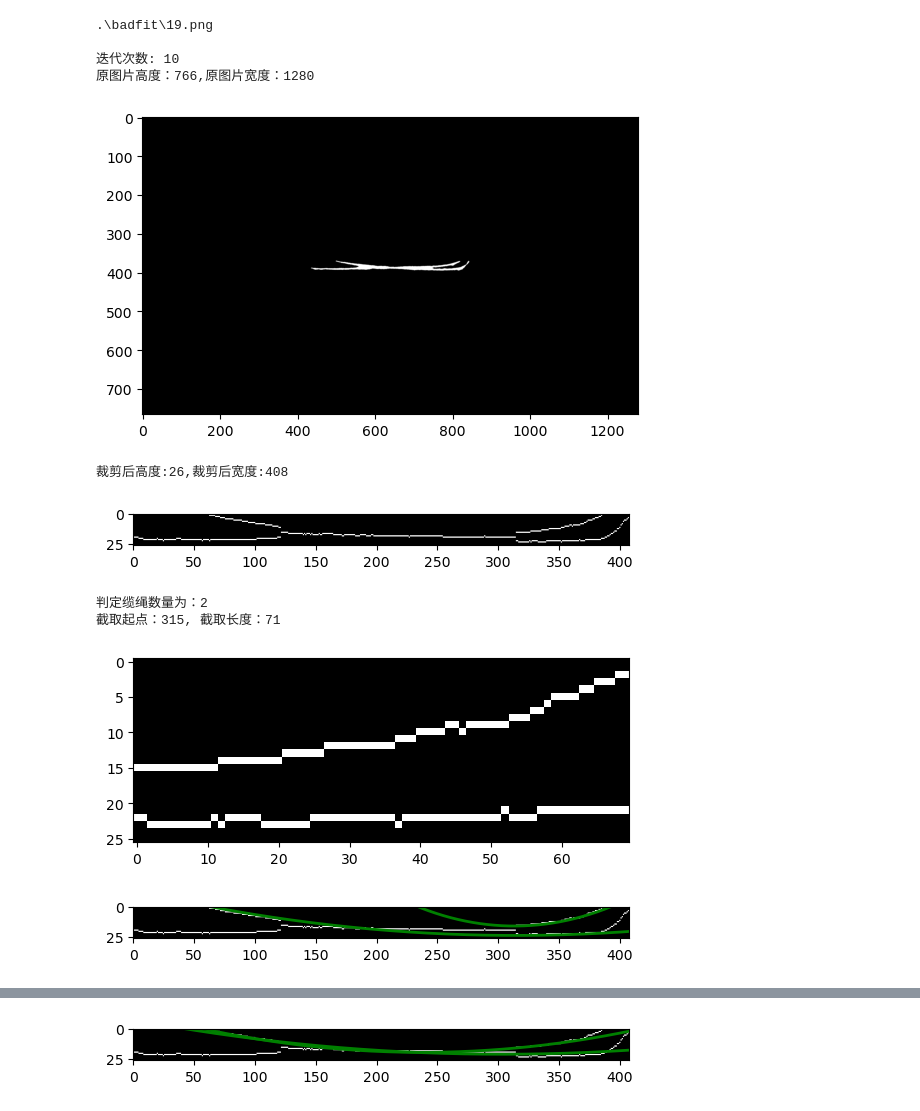
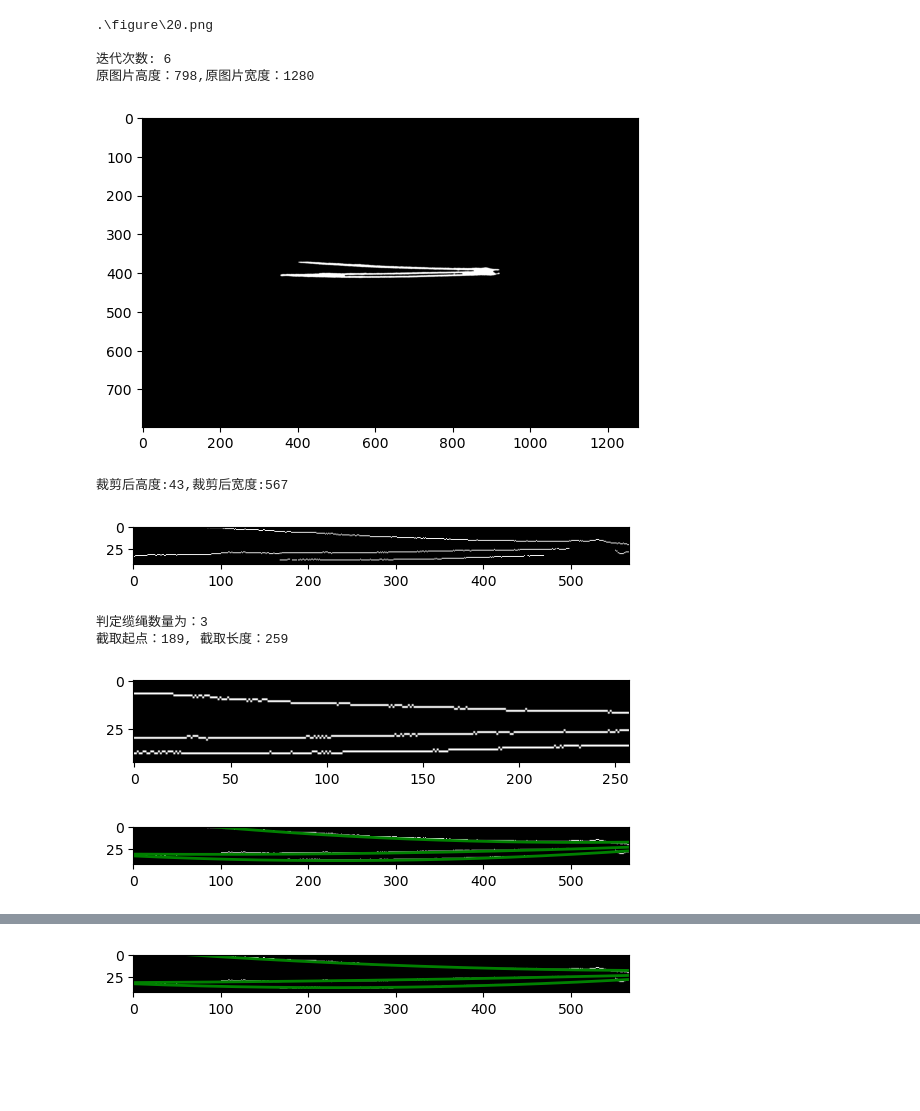
Before and after one commit to boygoder/code, a Jupyter notebook: Python/Catenary/Catenary.ipynb, the cells around one changed output, grey strips where cells are left out. Saved outputs shown, nothing was run; the diff lists cells and outputs as text; code cells hidden in the pictures; blank space fills up the shorter version.

```diff
--- a/Python/Catenary/Catenary.ipynb
+++ b/Python/Catenary/Catenary.ipynb
@@ -231,17 +231,20 @@ def iterate_fit(Image,sample_points_origin,parameter_origin,iterate_time):
 
                     #寻找离这个点最近的曲线，距离小于12的点，均视为该曲线的样本点
                     min_distance = np.min(y_distance);
-                    while (min_distance <= 8):
+                    if (min_distance < 12):
                         curve_id = np.where(y_distance == min_distance);
-                        y_old = sample_points_new[x,1,curve_id];
-                        if (y_old != 0):
-                            old_distance = np.abs(y_fit - y_old);
-                            if (old_distance > min_distance):
-                                sample_points_new[x,1,curve_id] = y;
-                        else:
-                            sample_points_new[x,1,curve_id] = y;
-                        y_distance[curve_id] = 100;
-                        min_distance = np.min(y_distance);
+                        sample_points_new[x,1,curve_id] = y;
+                    # while (min_distance <= 12):
+                    #     curve_id = np.where(y_distance == min_distance);
+                    #     y_old = sample_points_new[x,1,curve_id];
+                    #     if (y_old != 0):
+                    #         old_distance = np.abs(y_old - y);
+                    #         if (old_distance > min_distance ):
+                    #             sample_points_new[x,1,curve_id] = y;
+                    #     else:
+                    #         sample_points_new[x,1,curve_id] = y;
+                    #     y_distance[curve_id] = 100;
+                    #     min_distance = np.min(y_distance);
 
         parameter_new = np.zeros((num_curve,3));
         for id in range(0, num_curve):
@@ -343,25 +346,25 @@ def catenary_fit(file_path,file_name,file_ext,iterate_time):
     radian = calculate_radian(parameter,sample_points,file_path,file_name);
     save_png(Image,parameter,file_path,file_name);
 # %%
-file_path = ".\\badfit\\"
-file_name = [str(f) for f in range(19,20)];
+file_path = ".\\figure\\"
+file_name = [str(f) for f in range(20,21)];
 file_ext = ".png";
-iterate_time = 10;
+iterate_time = 6;
 for f in file_name:
     print(file_path + f + file_ext + "\n");
     print("迭代次数: %d" %(iterate_time));
     catenary_fit(file_path,f,file_ext,iterate_time);
 # %% [output]
-.\badfit\19.png
+.\figure\20.png
 
-迭代次数: 10
-原图片高度：766,原图片宽度：1280
+迭代次数: 6
+原图片高度：798,原图片宽度：1280
-[figure, old version]
+[figure, new version]
-裁剪后高度:26,裁剪后宽度:408
+裁剪后高度:43,裁剪后宽度:567
-[figure, old version]
+[figure, new version]
-判定缆绳数量为：2
-截取起点：315, 截取长度：71
+判定缆绳数量为：3
+截取起点：189, 截取长度：259
-[figure, old version]
+[figure, new version]
-[figure, old version]
+[figure, new version]
 Iterate_time:0
 
@@ -383 +386 @@ y = -0.029674 x + 25.869436
-[figure, old version]
+[figure, new version]
```
Also changed, not shown: parts of 2 cells of this notebook, 38 other files.
